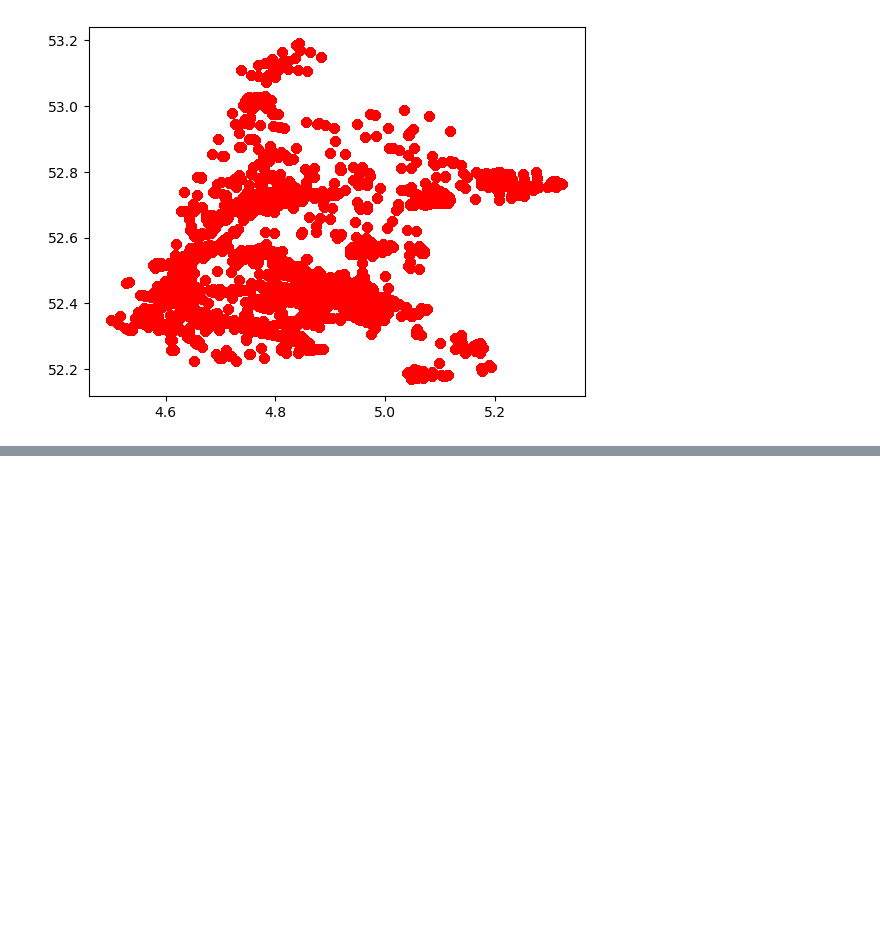
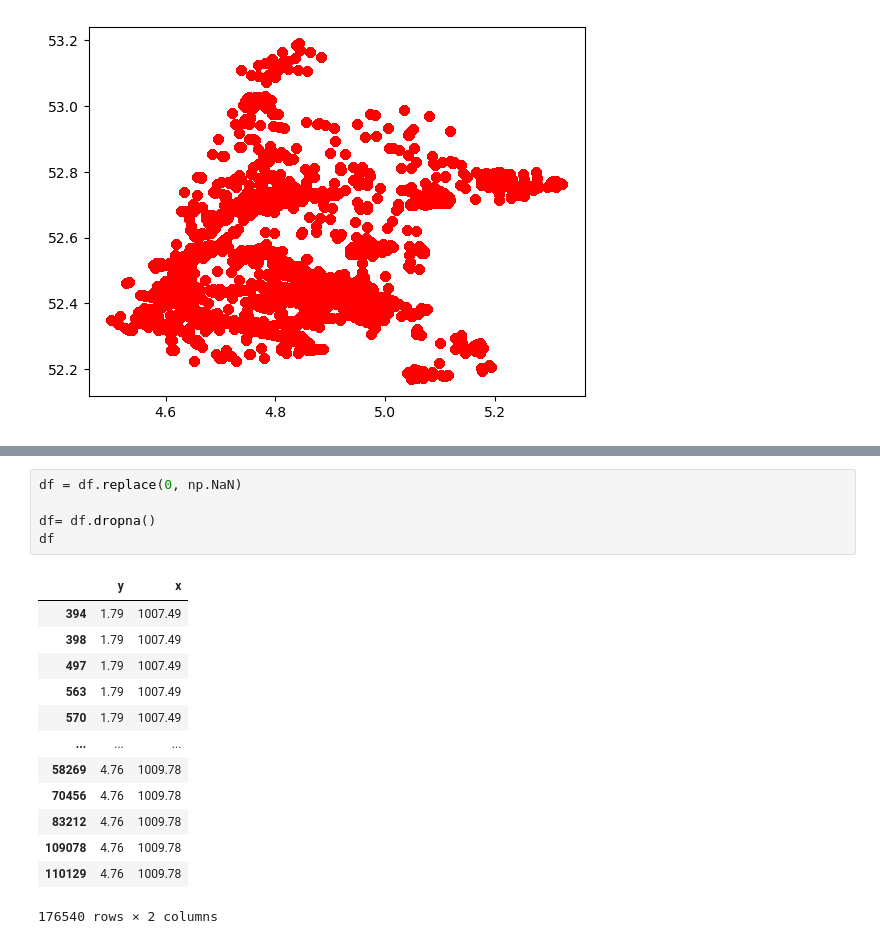
Before and after one commit to tj-072/eindpresentatie_VAv2, a Jupyter notebook: analyse.ipynb, the cells around one changed output, grey strips where cells are left out. Drawn from its saved outputs; the diff is of its cells as text; blank space fills up the shorter version.

```diff
--- a/analyse.ipynb
+++ b/analyse.ipynb
@@ -381,0 +426,19 @@ fig1
+# %%
+df = df.replace(0, np.NaN)
+
+df= df.dropna()
+df
+# %% [output]
+|  | y | x |
+| 394 | 1.79 | 1007.49 |
+| 398 | 1.79 | 1007.49 |
+| 497 | 1.79 | 1007.49 |
+| 563 | 1.79 | 1007.49 |
+| 570 | 1.79 | 1007.49 |
+| ... | ... | ... |
+| 58269 | 4.76 | 1009.78 |
+| 70456 | 4.76 | 1009.78 |
+| 83212 | 4.76 | 1009.78 |
+| 109078 | 4.76 | 1009.78 |
+| 110129 | 4.76 | 1009.78 |
+176540 rows × 2 columns
```
Also changed, not shown: parts of 11 cells of this notebook.
